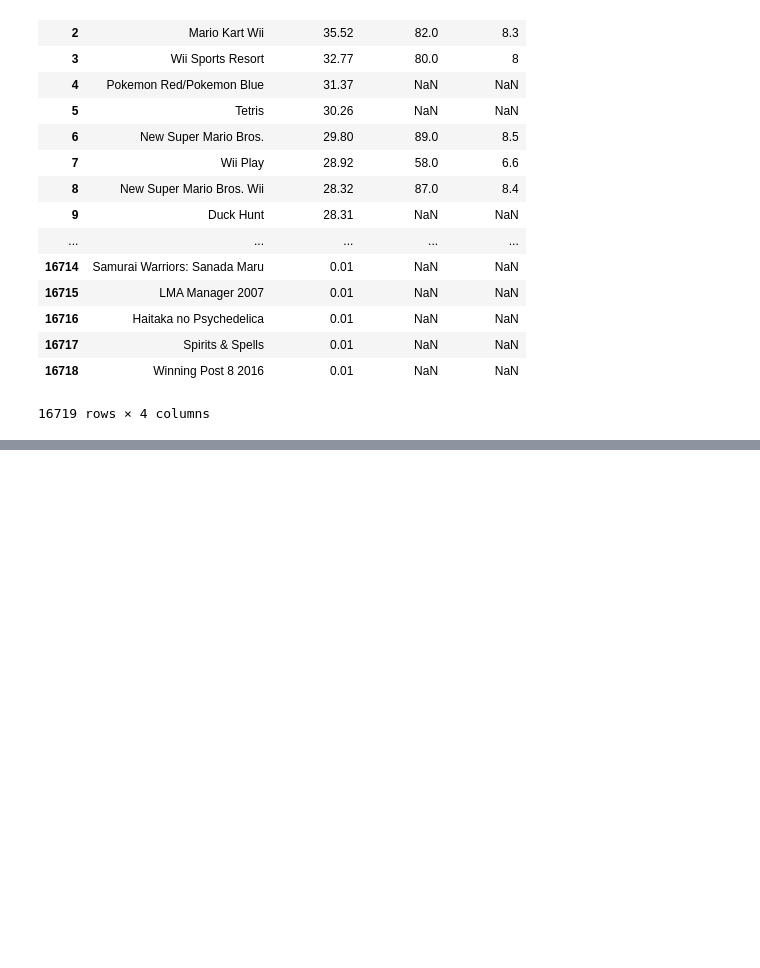
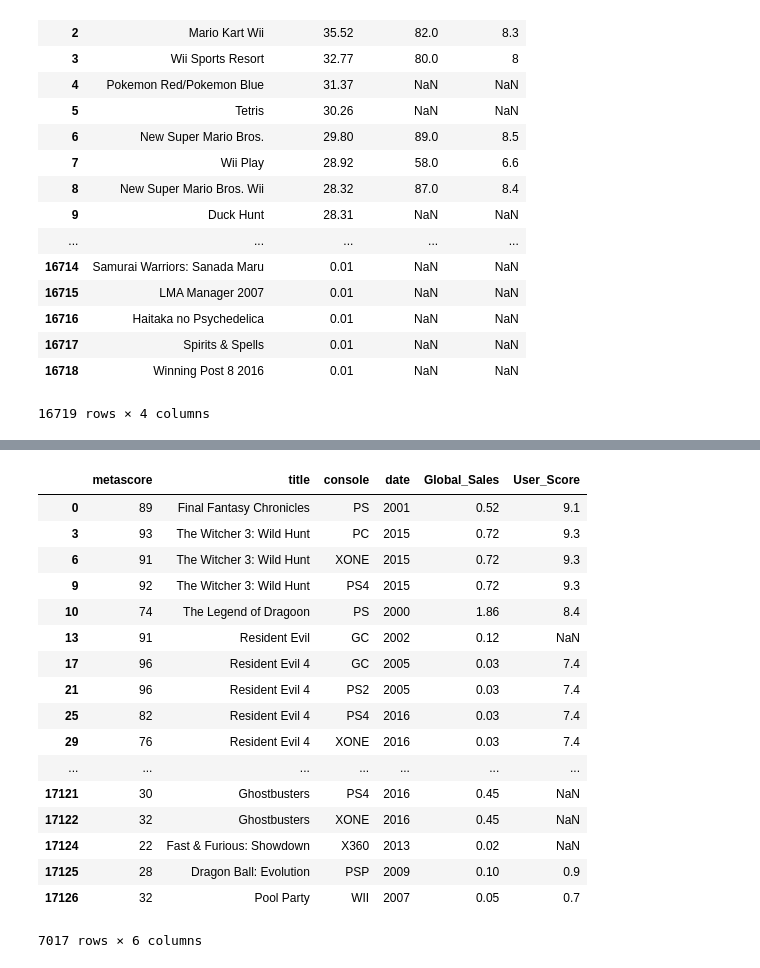
Before and after one commit to mell0611/data_science_project, a Jupyter notebook: dataset/Noah's csv_check.ipynb, the cells around one changed output, grey strips where cells are left out. Drawn from its saved outputs; the diff is of its cells as text; code cells hidden in the pictures; blank space fills up the shorter version.

```diff
--- a/dataset/Noah's csv_check.ipynb
+++ b/dataset/Noah's csv_check.ipynb
@@ -168,0 +170,24 @@ combo
+# %%
+for a in range (1,17127):
+    if combo['title'][a] == combo['title'][a-1] and combo['console'][a]==combo['console'][a-1]:
+        combo = combo.drop(a-1, axis = 0)
+combo
+# %% [output]
+|  | metascore | title | console | date | Global_Sales | User_Score |
+| 0 | 89 | Final Fantasy Chronicles | PS | 2001 | 0.52 | 9.1 |
+| 3 | 93 | The Witcher 3: Wild Hunt | PC | 2015 | 0.72 | 9.3 |
+| 6 | 91 | The Witcher 3: Wild Hunt | XONE | 2015 | 0.72 | 9.3 |
+| 9 | 92 | The Witcher 3: Wild Hunt | PS4 | 2015 | 0.72 | 9.3 |
+| 10 | 74 | The Legend of Dragoon | PS | 2000 | 1.86 | 8.4 |
+| 13 | 91 | Resident Evil | GC | 2002 | 0.12 | NaN |
+| 17 | 96 | Resident Evil 4 | GC | 2005 | 0.03 | 7.4 |
+| 21 | 96 | Resident Evil 4 | PS2 | 2005 | 0.03 | 7.4 |
+| 25 | 82 | Resident Evil 4 | PS4 | 2016 | 0.03 | 7.4 |
+| 29 | 76 | Resident Evil 4 | XONE | 2016 | 0.03 | 7.4 |
+| ... | ... | ... | ... | ... | ... | ... |
+| 17121 | 30 | Ghostbusters | PS4 | 2016 | 0.45 | NaN |
+| 17122 | 32 | Ghostbusters | XONE | 2016 | 0.45 | NaN |
+| 17124 | 22 | Fast & Furious: Showdown | X360 | 2013 | 0.02 | NaN |
+| 17125 | 28 | Dragon Ball: Evolution | PSP | 2009 | 0.10 | 0.9 |
+| 17126 | 32 | Pool Party | WII | 2007 | 0.05 | 0.7 |
+7017 rows × 6 columns
```
Also changed, not shown: parts of 6 cells of this notebook.
